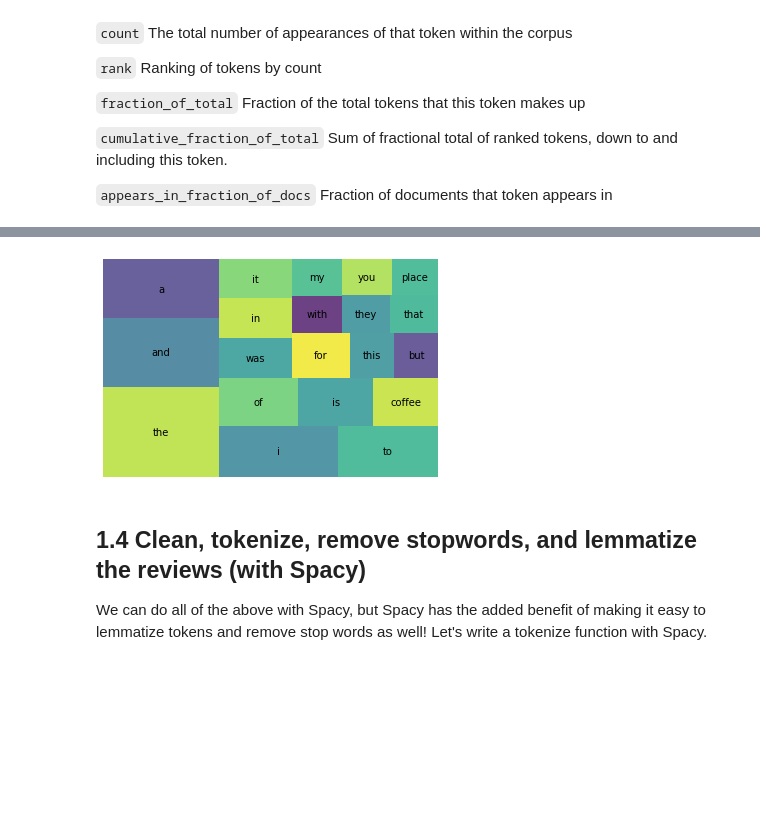
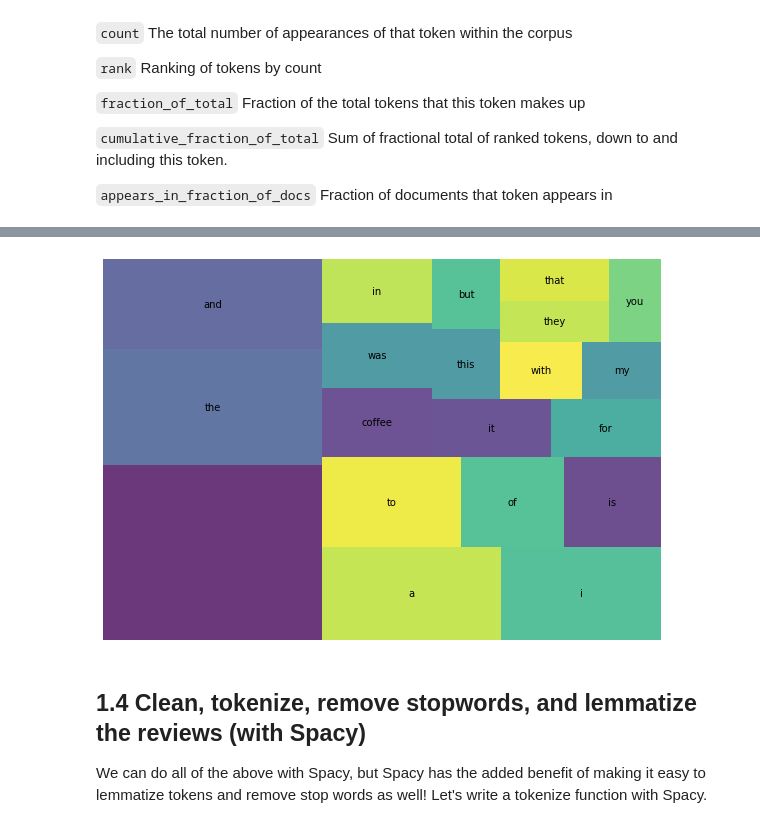
Before and after one commit to CharlesBlack96/s13mod1nlp, a Jupyter notebook: module1-text-data/DS_411_Text_Data_Assignment.ipynb, the cells around one changed output, grey strips where cells are left out. Drawn from its saved outputs; the diff is of its cells as text; code cells hidden in the pictures; blank space fills up the shorter version.

```diff
--- a/module1-text-data/DS_411_Text_Data_Assignment.ipynb
+++ b/module1-text-data/DS_411_Text_Data_Assignment.ipynb
@@ -412,6 +418,8 @@ def count(token_lists):
     wc['appears_in_fraction_of_docs'] = wc['appears_in_docs'].apply(lambda x: x / total_docs)
 
     return wc.sort_values(by='rank')
+# %%
+df_wc = count(df['tokens'])
 # %% [markdown]
 #### Summary of the descriptive token statistics
 
@@ -431,17 +453,18 @@ def count(token_lists):
 # %%
 # visualize the 20 most common tokens with squarify
 # Lots of stopwords!
+import squarify
+import matplotlib.pyplot as plt
+#YOUR CODE HERE
+wc_top20 = df_wc[df_wc['rank'] <= 20]
 
-#YOUR CODE HERE
-wc =
+plt.figure(figsize=(10,7))
+squarify.plot(sizes=wc_top20['fraction_of_total'], label=wc_top20['word'], alpha=.8 )
 
-
-squarify.plot(sizes=, label=, alpha=.8 )
-#
 plt.axis('off')
 plt.show()
 # %% [output]
-[figure, old version]
+[figure, new version]
 # %% [markdown]
 ## 1.4 Clean, tokenize, remove stopwords, and lemmatize the reviews (with Spacy)
 
```
Also changed, not shown: parts of 42 cells of this notebook.
